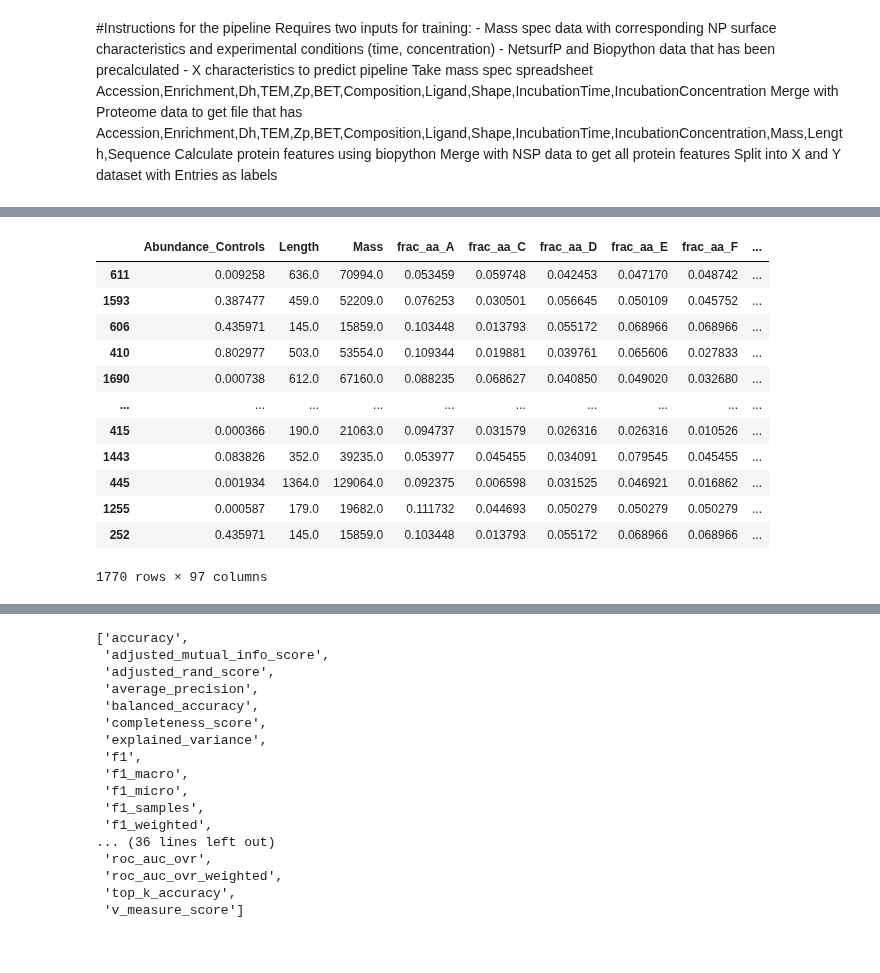
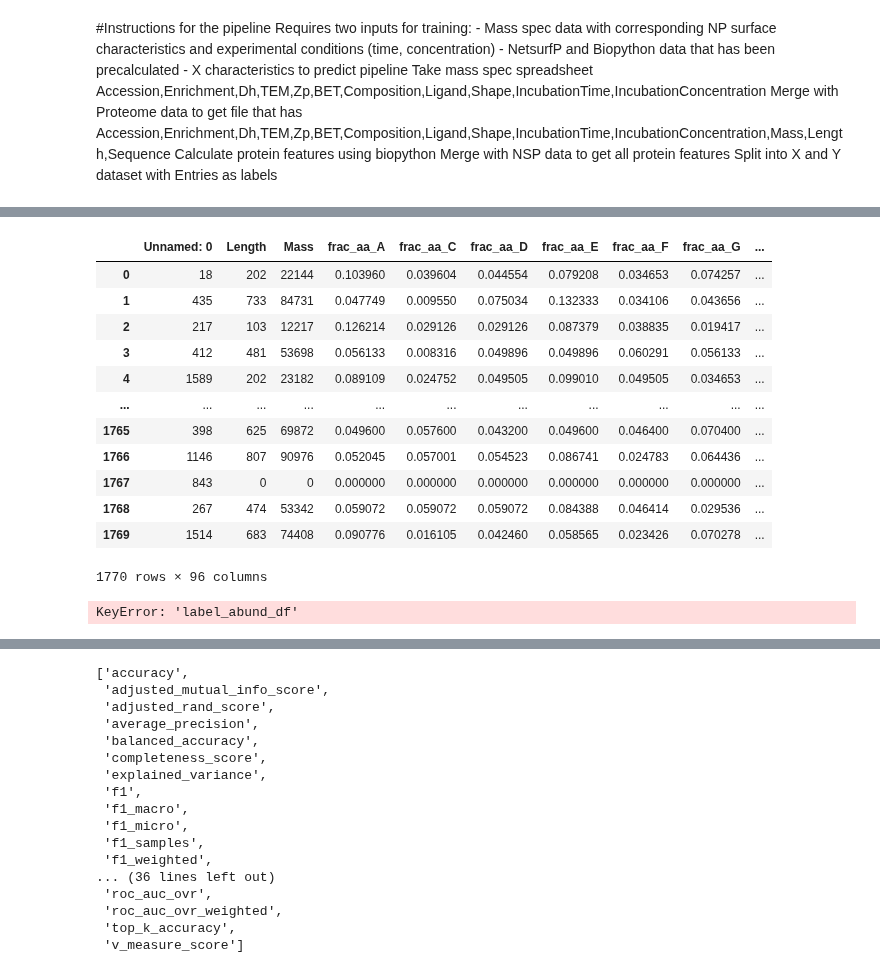
Before and after one commit to karst-poulsen/PC_ML_using_NSP, a Jupyter notebook: ML_5_pubpipe_Samples.ipynb, the cells around one changed output, grey strips where cells are left out. Drawn from its saved outputs; the diff is of its cells as text; code cells hidden in the pictures.

```diff
--- a/ML_5_pubpipe_Samples.ipynb
+++ b/ML_5_pubpipe_Samples.ipynb
@@ -213,7 +190,7 @@ controls_file = 'Input_data/Proteomic data/controls_combined.xlsx'
 uniprot_filepath = 'Input_data/BioPython_data/Combined_biopyCalcs.xlsx'
 NSPfilePath = 'Input_data/NetSurfP_data/Combined.xlsx'
 
-scorings=['r2','neg_mean_squared_error','mean_absolute_error']
+scorings=['r2','neg_mean_squared_error','neg_mean_absolute_error']
 RFE_Feats = 40
 model = RandomForestRegressor(n_estimators=80)
 # model=XGBRegressor(n_estimators=100, max_depth=3, learning_rate=0.1, objective='reg:squarederror')
@@ -223,8 +200,7 @@ for z in scorings:
     labels= df['label_abund_df'].copy()
     id_col= df['NPIDs'].copy()
     # label_abund_df.to_excel("Input_data/Save_files/label_abund"+id+".xlsx",index=False)
-
-    #Run PCA to seee how data differentiates#
+    # Run PCA to seee how data differentiates#
     # PCA_plot(df,label_abund,id)
     #use recursive feature elimination with Random Forest Regression as the estimator to select top 45 important features
     if rfe_ == True:
@@ -260,20 +236,6 @@ for z in scorings:
 print('done')
 # %%
 pd.concat([df, NPIDs,label_abund_df],axis=1)
-# %% [output]
-|  | Abundance_Controls | Length | Mass | frac_aa_A | frac_aa_C | frac_aa_D | frac_aa_E | frac_aa_F | ... |
-| 611 | 0.009258 | 636.0 | 70994.0 | 0.053459 | 0.059748 | 0.042453 | 0.047170 | 0.048742 | ... |
-| 1593 | 0.387477 | 459.0 | 52209.0 | 0.076253 | 0.030501 | 0.056645 | 0.050109 | 0.045752 | ... |
-| 606 | 0.435971 | 145.0 | 15859.0 | 0.103448 | 0.013793 | 0.055172 | 0.068966 | 0.068966 | ... |
-| 410 | 0.802977 | 503.0 | 53554.0 | 0.109344 | 0.019881 | 0.039761 | 0.065606 | 0.027833 | ... |
-| 1690 | 0.000738 | 612.0 | 67160.0 | 0.088235 | 0.068627 | 0.040850 | 0.049020 | 0.032680 | ... |
-| ... | ... | ... | ... | ... | ... | ... | ... | ... | ... |
-| 415 | 0.000366 | 190.0 | 21063.0 | 0.094737 | 0.031579 | 0.026316 | 0.026316 | 0.010526 | ... |
-| 1443 | 0.083826 | 352.0 | 39235.0 | 0.053977 | 0.045455 | 0.034091 | 0.079545 | 0.045455 | ... |
-| 445 | 0.001934 | 1364.0 | 129064.0 | 0.092375 | 0.006598 | 0.031525 | 0.046921 | 0.016862 | ... |
-| 1255 | 0.000587 | 179.0 | 19682.0 | 0.111732 | 0.044693 | 0.050279 | 0.050279 | 0.050279 | ... |
-| 252 | 0.435971 | 145.0 | 15859.0 | 0.103448 | 0.013793 | 0.055172 | 0.068966 | 0.068966 | ... |
-1770 rows × 97 columns
 # %%
 ## Drop a nanoparticle and then predict it###
 ##NPs of interest##
@@ -324,6 +281,33 @@ def remove_one_predict_mse(id_list, model, labels, id_col, data):
 
     # Return the list of MSE scores
     return mse_scores
+# %%
+df
+# %% [output]
+|  | Unnamed: 0 | Length | Mass | frac_aa_A | frac_aa_C | frac_aa_D | frac_aa_E | frac_aa_F | frac_aa_G | ... |
+| 0 | 18 | 202 | 22144 | 0.103960 | 0.039604 | 0.044554 | 0.079208 | 0.034653 | 0.074257 | ... |
+| 1 | 435 | 733 | 84731 | 0.047749 | 0.009550 | 0.075034 | 0.132333 | 0.034106 | 0.043656 | ... |
+| 2 | 217 | 103 | 12217 | 0.126214 | 0.029126 | 0.029126 | 0.087379 | 0.038835 | 0.019417 | ... |
+| 3 | 412 | 481 | 53698 | 0.056133 | 0.008316 | 0.049896 | 0.049896 | 0.060291 | 0.056133 | ... |
+| 4 | 1589 | 202 | 23182 | 0.089109 | 0.024752 | 0.049505 | 0.099010 | 0.049505 | 0.034653 | ... |
+| ... | ... | ... | ... | ... | ... | ... | ... | ... | ... | ... |
+| 1765 | 398 | 625 | 69872 | 0.049600 | 0.057600 | 0.043200 | 0.049600 | 0.046400 | 0.070400 | ... |
+| 1766 | 1146 | 807 | 90976 | 0.052045 | 0.057001 | 0.054523 | 0.086741 | 0.024783 | 0.064436 | ... |
+| 1767 | 843 | 0 | 0 | 0.000000 | 0.000000 | 0.000000 | 0.000000 | 0.000000 | 0.000000 | ... |
+| 1768 | 267 | 474 | 53342 | 0.059072 | 0.059072 | 0.059072 | 0.084388 | 0.046414 | 0.029536 | ... |
+| 1769 | 1514 | 683 | 74408 | 0.090776 | 0.016105 | 0.042460 | 0.058565 | 0.023426 | 0.070278 | ... |
+1770 rows × 96 columns
+# %%
+NPUNID_list=[1,20,19,16,7,31,34,43,44]
+df_filepath='Input_data/Save_files/df_RFECV_noCon_drop30%zeros.xlsx'
+df = pd.read_excel(df_filepath, header=0)
+labels= df['label_abund_df'].copy()
+id_col= df['NPIDs'].copy()
+df.drop(columns=['label_abund_df','NPIDs'],inplace=True)
+model=RandomForestRegressor(n_estimators=100)
+scores=remove_one_predict_mse(NPUNID_list,model,labels,id_col,df)
+# %% [output]
+KeyError: 'label_abund_df'
 # %%
 x=[1,2,3,4]
 y=[1,2,3,4]
```
Also changed, not shown: parts of 5 cells of this notebook.
